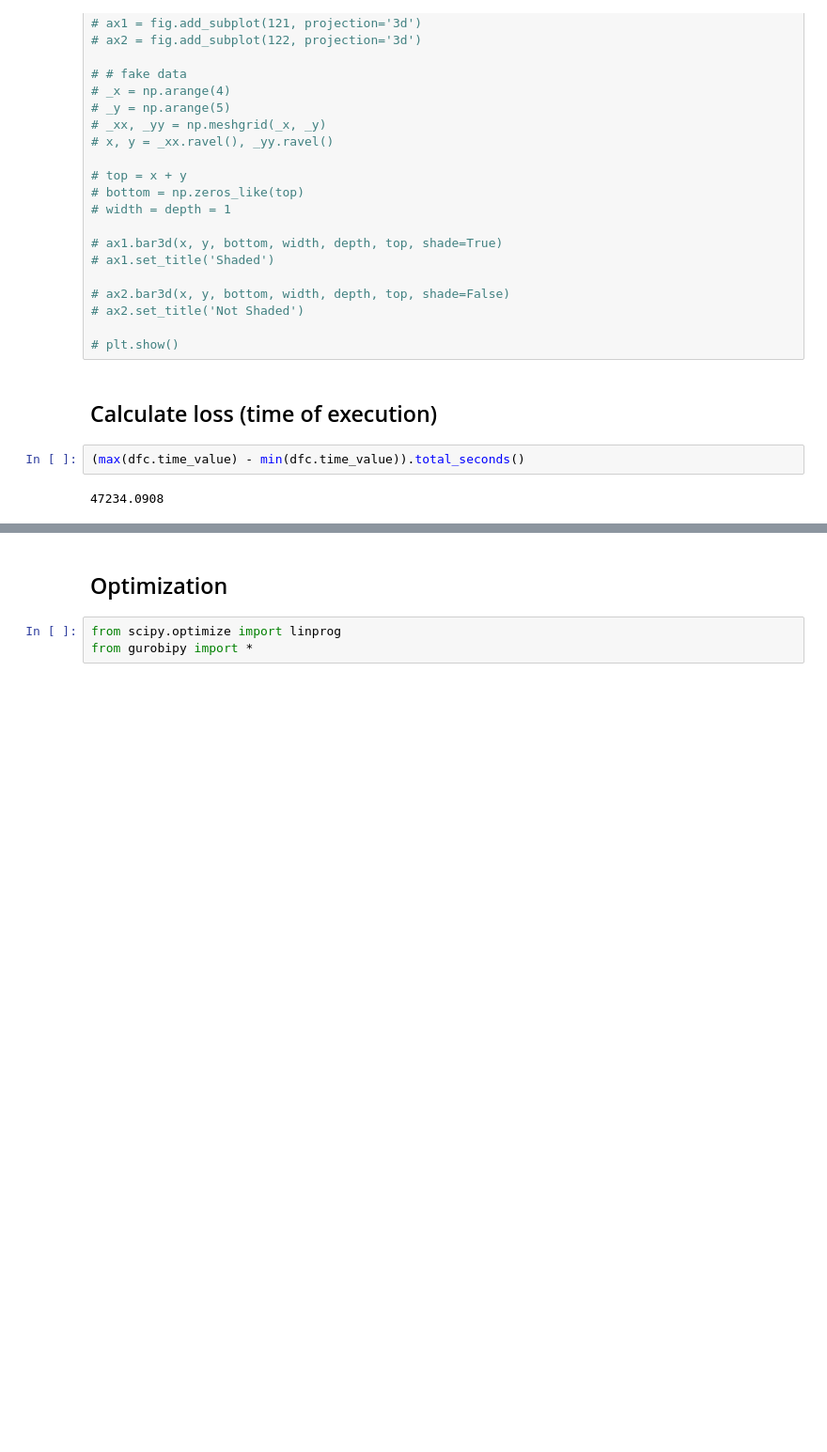
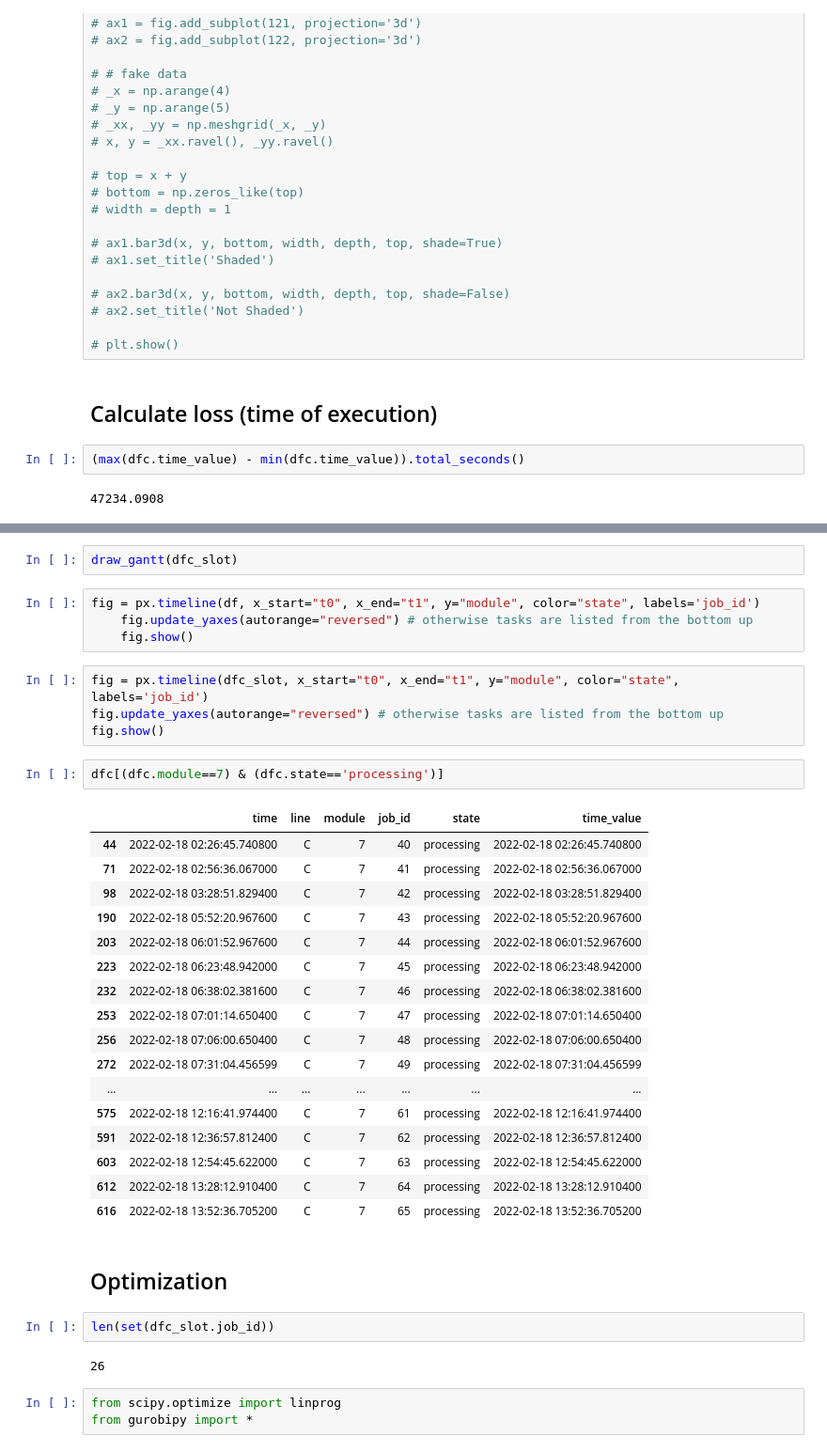
Before and after one commit to jerryzhch/unit8_hackathon, a Jupyter notebook: coder.ipynb, the cells around one changed output, grey strips where cells are left out. Shown at 94% size. Drawn from its saved outputs; the diff is of its cells as text; blank space fills up the shorter version.

```diff
--- a/coder.ipynb
+++ b/coder.ipynb
@@ -441,5 +653,39 @@ dfc_modeuletime
+# %%
+draw_gantt(dfc_slot)
+# %%
+fig = px.timeline(df, x_start="t0", x_end="t1", y="module", color="state", labels='job_id')
+    fig.update_yaxes(autorange="reversed") # otherwise tasks are listed from the bottom up
+    fig.show()
+# %%
+fig = px.timeline(dfc_slot, x_start="t0", x_end="t1", y="module", color="state", labels='job_id')
+fig.update_yaxes(autorange="reversed") # otherwise tasks are listed from the bottom up
+fig.show()
+# %%
+dfc[(dfc.module==7) & (dfc.state=='processing')]
+# %% [output]
+|  | time | line | module | job_id | state | time_value |
+| 44 | 2022-02-18 02:26:45.740800 | C | 7 | 40 | processing | 2022-02-18 02:26:45.740800 |
+| 71 | 2022-02-18 02:56:36.067000 | C | 7 | 41 | processing | 2022-02-18 02:56:36.067000 |
+| 98 | 2022-02-18 03:28:51.829400 | C | 7 | 42 | processing | 2022-02-18 03:28:51.829400 |
+| 190 | 2022-02-18 05:52:20.967600 | C | 7 | 43 | processing | 2022-02-18 05:52:20.967600 |
+| 203 | 2022-02-18 06:01:52.967600 | C | 7 | 44 | processing | 2022-02-18 06:01:52.967600 |
+| 223 | 2022-02-18 06:23:48.942000 | C | 7 | 45 | processing | 2022-02-18 06:23:48.942000 |
+| 232 | 2022-02-18 06:38:02.381600 | C | 7 | 46 | processing | 2022-02-18 06:38:02.381600 |
+| 253 | 2022-02-18 07:01:14.650400 | C | 7 | 47 | processing | 2022-02-18 07:01:14.650400 |
+| 256 | 2022-02-18 07:06:00.650400 | C | 7 | 48 | processing | 2022-02-18 07:06:00.650400 |
+| 272 | 2022-02-18 07:31:04.456599 | C | 7 | 49 | processing | 2022-02-18 07:31:04.456599 |
+| ... | ... | ... | ... | ... | ... | ... |
+| 575 | 2022-02-18 12:16:41.974400 | C | 7 | 61 | processing | 2022-02-18 12:16:41.974400 |
+| 591 | 2022-02-18 12:36:57.812400 | C | 7 | 62 | processing | 2022-02-18 12:36:57.812400 |
+| 603 | 2022-02-18 12:54:45.622000 | C | 7 | 63 | processing | 2022-02-18 12:54:45.622000 |
+| 612 | 2022-02-18 13:28:12.910400 | C | 7 | 64 | processing | 2022-02-18 13:28:12.910400 |
+| 616 | 2022-02-18 13:52:36.705200 | C | 7 | 65 | processing | 2022-02-18 13:52:36.705200 |
 # %% [markdown]
 ## Optimization
+# %%
+len(set(dfc_slot.job_id))
+# %% [output]
+26
 # %%
 from scipy.optimize import linprog
 from gurobipy import *
```
Also changed, not shown: parts of 90 cells of this notebook, 1 other file.
